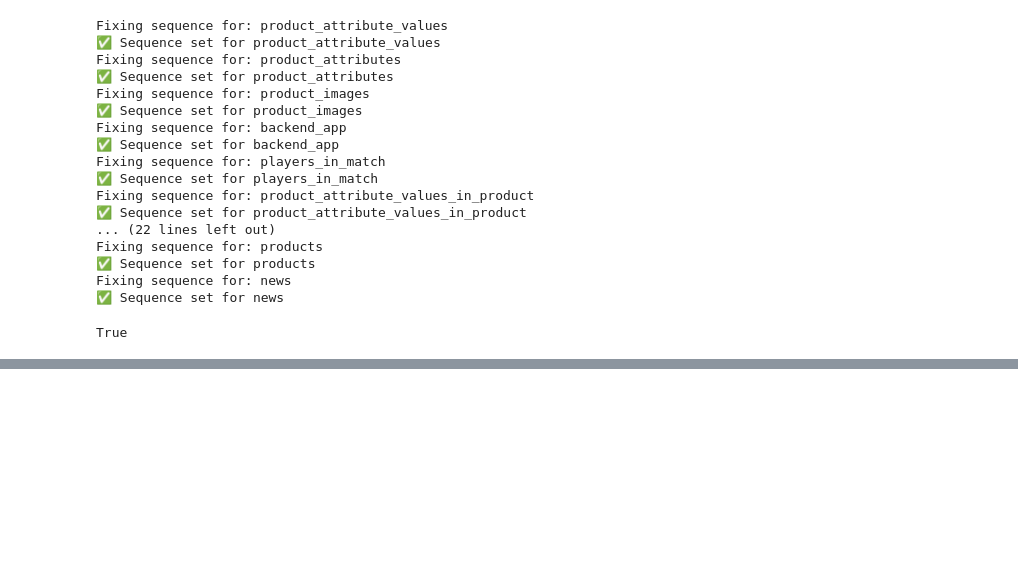
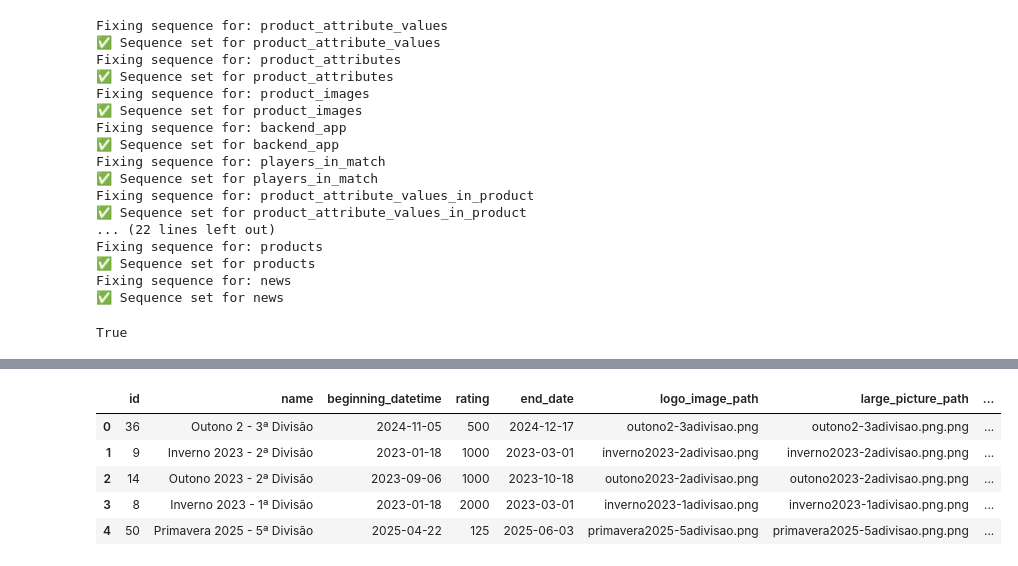
Before and after one commit to pedropacheco95/padelleague, a Jupyter notebook: helpers/interact_with_db.ipynb, the cells around one changed output, grey strips where cells are left out. Cells and saved outputs as stored; diff of their text form; code cells hidden in the pictures; blank space fills up the shorter version.

```diff
--- a/helpers/interact_with_db.ipynb
+++ b/helpers/interact_with_db.ipynb
@@ -313,0 +329,10 @@ True
+# %%
+df = pd.read_sql("SELECT * FROM divisions", pg_engine)
+df.head()
+# %% [output]
+|  | id | name | beginning_datetime | rating | end_date | logo_image_path | large_picture_path | ... |
+| 0 | 36 | Outono 2 - 3ª Divisão | 2024-11-05 | 500 | 2024-12-17 | outono2-3adivisao.png | outono2-3adivisao.png.png | ... |
+| 1 | 9 | Inverno 2023 - 2ª Divisão | 2023-01-18 | 1000 | 2023-03-01 | inverno2023-2adivisao.png | inverno2023-2adivisao.png.png | ... |
+| 2 | 14 | Outono 2023 - 2ª Divisão | 2023-09-06 | 1000 | 2023-10-18 | outono2023-2adivisao.png | outono2023-2adivisao.png.png | ... |
+| 3 | 8 | Inverno 2023 - 1ª Divisão | 2023-01-18 | 2000 | 2023-03-01 | inverno2023-1adivisao.png | inverno2023-1adivisao.png.png | ... |
+| 4 | 50 | Primavera 2025 - 5ª Divisão | 2025-04-22 | 125 | 2025-06-03 | primavera2025-5adivisao.png | primavera2025-5adivisao.png.png | ... |
```
Also changed, not shown: parts of 3 cells of this notebook, 5 other files.
